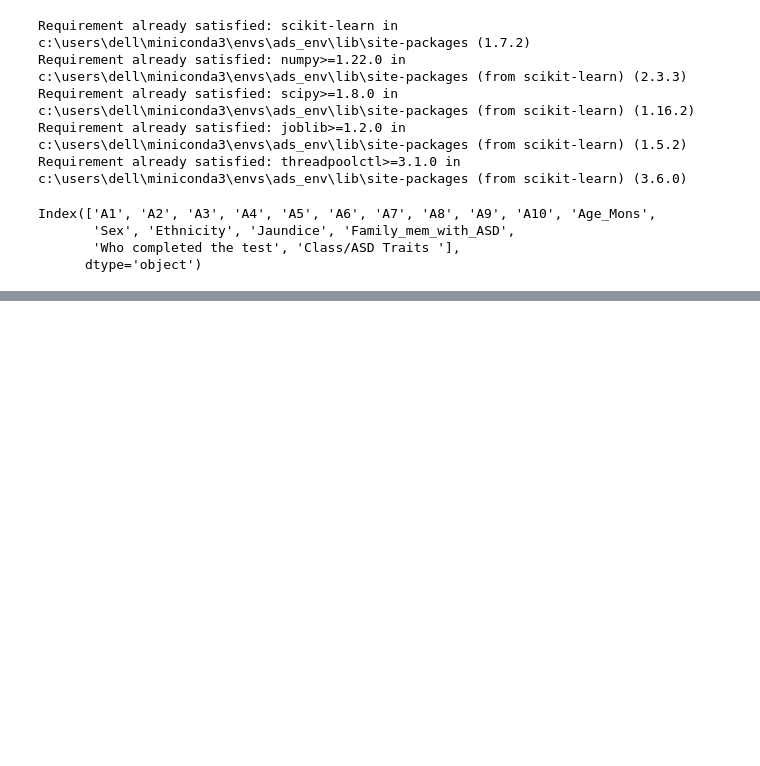
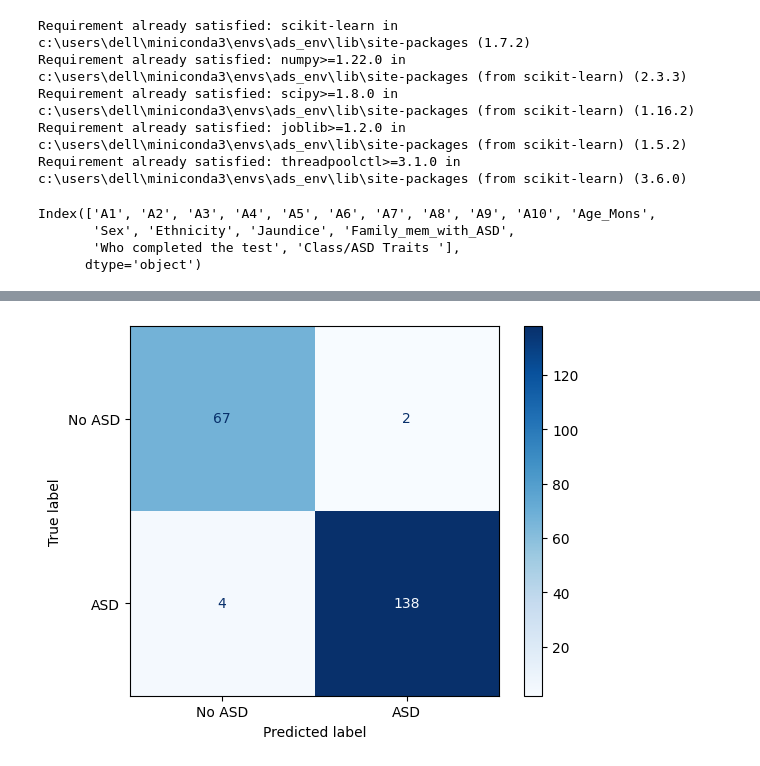
Before and after one commit to gitirom/M_CHAT-ADS-Checker, a Jupyter notebook: ADS_PR.ipynb, the cells around one changed output, grey strips where cells are left out. Saved outputs shown, nothing was run; the diff lists cells and outputs as text; code cells hidden in the pictures; blank space fills up the shorter version.

```diff
--- a/ADS_PR.ipynb
+++ b/ADS_PR.ipynb
@@ -130,58 +139,94 @@ Index(['A1', 'A2', 'A3', 'A4', 'A5', 'A6', 'A7', 'A8', 'A9', 'A10', 'Age_Mons',
 # %%
 import pandas as pd
-from sklearn.model_selection import train_test_split
+from sklearn.model_selection import train_test_split, cross_val_score
 from sklearn.preprocessing import OneHotEncoder, StandardScaler
 from sklearn.compose import ColumnTransformer
-from sklearn.pipeline import Pipeline
 from sklearn.ensemble import RandomForestClassifier
-from sklearn.metrics import classification_report
+from imblearn.pipeline import Pipeline as ImbPipeline
+from imblearn.over_sampling import SMOTE
+from sklearn.metrics import classification_report, confusion_matrix, ConfusionMatrixDisplay
+import matplotlib.pyplot as plt
 
-# Copy your data
+# -----------------------------
+# 1️⃣ Encode target
+# -----------------------------
 df_encoded = cleaned_df.copy()
+df_encoded['Class/ASD Traits '] = df_encoded['Class/ASD Traits '].map({'Yes': 1, 'No': 0})
 
-# Encode target
-df_encoded['Class/ASD Traits '] = cleaned_df['Class/ASD Traits '].map({'Yes': 1, 'No': 0})
-
-# Target and features
+# Split features and labels
 X = df_encoded.drop("Class/ASD Traits ", axis=1)
 y = df_encoded["Class/ASD Traits "]
 
-# Identify columns
+# -----------------------------
+# 2️⃣ Identify column types
+# -----------------------------
 binary_cols = ['Sex', 'Jaundice', 'Family_mem_with_ASD']
 multi_cols = ['Ethnicity', 'Who completed the test']
-numeric_cols = [col for col in  X.columns if col not in binary_cols + multi_cols]
+numeric_cols = [col for col in X.columns if col not in binary_cols + multi_cols]
 
-# Preprocessing
+# -----------------------------
+# 3️⃣ Define preprocessing
+# -----------------------------
 preprocessor = ColumnTransformer(
     transformers=[
-        # Binary columns: map manually to 0/1
         ('binary', OneHotEncoder(drop='if_binary', dtype=int), binary_cols),
-        # Multi-category: one-hot encoding
         ('multi', OneHotEncoder(drop='first', dtype=int, sparse_output=False), multi_cols),
-        # Numeric columns: scaling
         ('num', StandardScaler(), numeric_cols)
     ]
-    )
+)
 
-# Full pipeline with model
-pipeline = Pipeline([
+
+# -----------------------------
+# 4️⃣ Build full pipeline with SMOTE
+# -----------------------------
+pipeline = ImbPipeline(steps=[
     ('preprocess', preprocessor),
-    ('model', RandomForestClassifier(random_state=42, class_weight='balanced'))
+    ('smote', SMOTE(random_state=42)),  #automatically detects class imbalance inside the training data only (resampling) To avoid data leakage
+    ('model', RandomForestClassifier(
+        random_state=42,
+        class_weight='balanced',
+        n_estimators=200,
+        max_depth=10,       #Result of 3: The model becomes more generalizable, less likely to memorize the training data, and performs more consistently on unseen data -> less overfitting..
+        min_samples_leaf=4
+    ))
 ])
 
-# Split data
+# -----------------------------
+# 5️⃣ Train/test split
+# -----------------------------
 X_train, X_test, y_train, y_test = train_test_split(X, y, test_size=0.2, random_state=42)
 
-# Fit pipeline
+
+# -----------------------------
+# 6️⃣ Fit and evaluate
+# -----------------------------
 pipeline.fit(X_train, y_train)
 
-# Evaluate
 print("Training accuracy:", pipeline.score(X_train, y_train))
 print("Test accuracy:", pipeline.score(X_test, y_test))
 
-#Get detailed Metrics
+# Classification report
 y_pred = pipeline.predict(X_test)
+print(classification_report(y_test, y_pred, target_names=['No ASD', 'ASD']))
 
-report = classification_report(y_test, y_pred, target_names=['No ASD', 'ASD'])
-print(report)
+# Confusion matrix
+cm = confusion_matrix(y_test, y_pred)
+ConfusionMatrixDisplay(cm, display_labels=['No ASD', 'ASD']).plot(cmap='Blues')
+plt.show()
+
+# -----------------------------
+# 7️⃣ Cross-validation
+# -----------------------------
+print("Performing cross-validation...")
+cv_scores = cross_val_score(pipeline, X, y, cv=5, scoring='accuracy')
+print("Cross-Validation Scores:", cv_scores)
+print("Mean Accuracy:", cv_scores.mean())
+print("Standard Deviation:", cv_scores.std())
+
+# -----------------------------
+# 8️⃣ Save model (optional)
+# -----------------------------
+# import joblib
+# joblib.dump(pipeline, 'asd_detection_pipeline.pkl')
+# print("Model saved as 'asd_detection_pipeline.pkl'")
 # %% [output]
@@ -197 +242,2 @@ Test accuracy: 0.9715639810426541
 weighted avg       0.97      0.97      0.97       211
+[figure, added]
```
Also changed, not shown: parts of 9 cells of this notebook.
